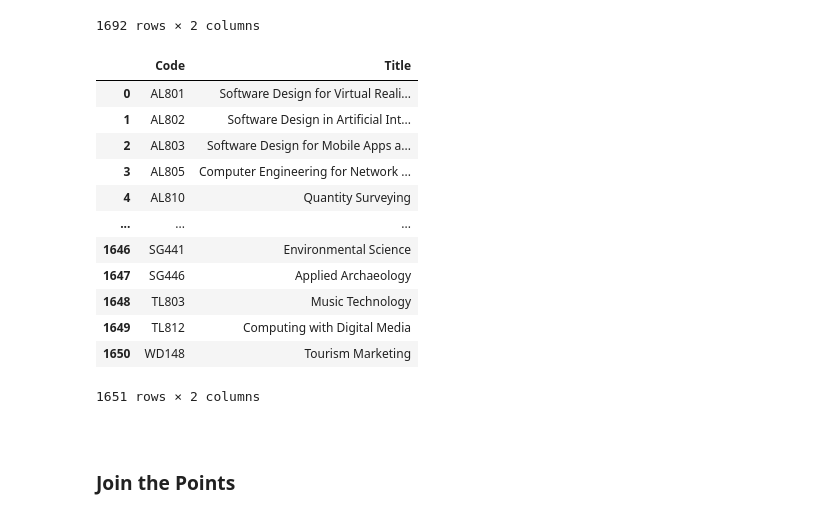
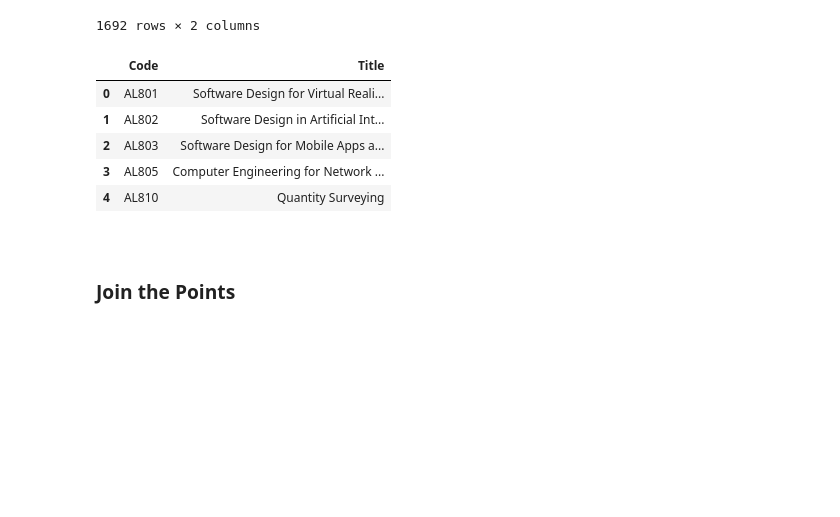
Before and after one commit to Lynch08/Fundementals_Of_Data_Analysis, a Jupyter notebook: CAO Points/new.ipynb, the cells around one changed output. Cells and saved outputs as stored; diff of their text form; code cells hidden in the pictures; blank space fills up the shorter version.

```diff
--- a/CAO Points/new.ipynb
+++ b/CAO Points/new.ipynb
@@ -542,21 +536,14 @@ allcourses[allcourses.duplicated(subset=['Code'])]
 # based only on 'Code' column
 allcourses.drop_duplicates(subset = ['Code'], inplace = True, ignore_index=True )
 # %%
-allcourses
+allcourses.head()
 # %% [output]
 |  | Code | Title |
 | 0 | AL801 | Software Design for Virtual Reali... |
 | 1 | AL802 | Software Design in Artificial Int... |
 | 2 | AL803 | Software Design for Mobile Apps a... |
 | 3 | AL805 | Computer Engineering for Network ... |
 | 4 | AL810 | Quantity Surveying |
-| ... | ... | ... |
-| 1646 | SG441 | Environmental Science |
-| 1647 | SG446 | Applied Archaeology |
-| 1648 | TL803 | Music Technology |
-| 1649 | TL812 | Computing with Digital Media |
-| 1650 | WD148 | Tourism Marketing |
-1651 rows × 2 columns
 # %% [markdown]
 <br>
 
```
Also changed, not shown: parts of 60 cells of this notebook, 5 other files.
